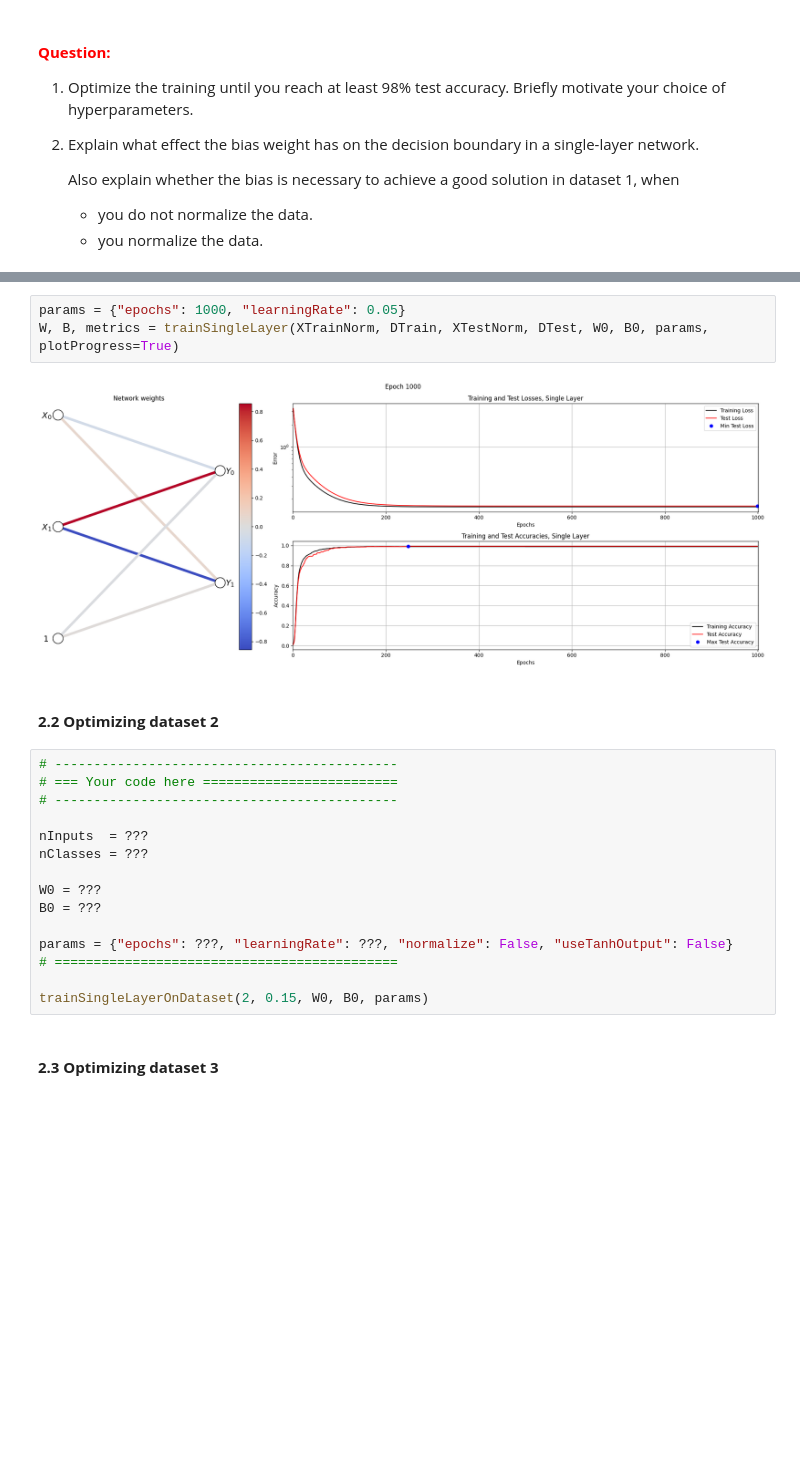
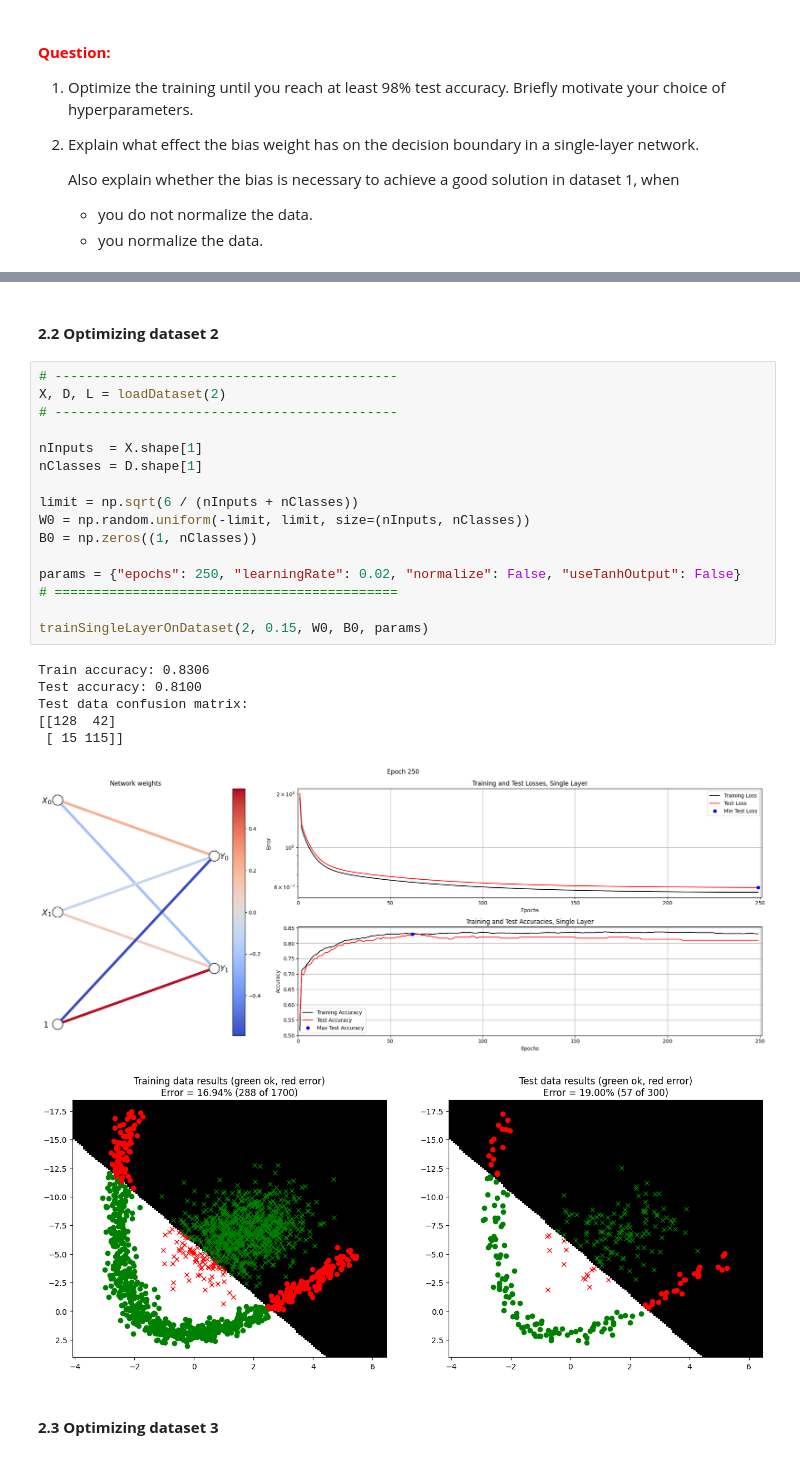
Before and after one commit to bobby-08/Deep-Learning-Labs-732A82, a Jupyter notebook: Lab1/SingleLayer.ipynb, the cells around one changed output, grey strips where cells are left out. Drawn from its saved outputs; the diff is of its cells as text; blank space fills up the shorter version.

Commit message:
finished single layer

```diff
--- a/Lab1/SingleLayer.ipynb
+++ b/Lab1/SingleLayer.ipynb
@@ -455,25 +455,29 @@ Test data confusion matrix:
-# %%
-params = {"epochs": 1000, "learningRate": 0.05}
-W, B, metrics = trainSingleLayer(XTrainNorm, DTrain, XTestNorm, DTest, W0, B0, params, plotProgress=True)
-# %% [output]
-[figure, removed]
 # %% [markdown]
 #### **2.2 Optimizing dataset 2**
 # %%
 # --------------------------------------------
-# === Your code here =========================
+X, D, L = loadDataset(2)
 # --------------------------------------------
 
-nInputs  = ???
-nClasses = ???
+nInputs  = X.shape[1]
+nClasses = D.shape[1]
 
-W0 = ???
-B0 = ???
+limit = np.sqrt(6 / (nInputs + nClasses))
+W0 = np.random.uniform(-limit, limit, size=(nInputs, nClasses))
+B0 = np.zeros((1, nClasses))
 
-params = {"epochs": ???, "learningRate": ???, "normalize": False, "useTanhOutput": False}
+params = {"epochs": 250, "learningRate": 0.02, "normalize": False, "useTanhOutput": False}
 # ============================================
 
 trainSingleLayerOnDataset(2, 0.15, W0, B0, params)
+# %% [output]
+Train accuracy: 0.8306
+Test accuracy: 0.8100
+Test data confusion matrix:
+[[128  42]
+ [ 15 115]]
+[figure, added]
+[figure, added]
 # %% [markdown]
 #### **2.3 Optimizing dataset 3**
 # %%
```
Also changed, not shown: parts of 11 cells of this notebook.
